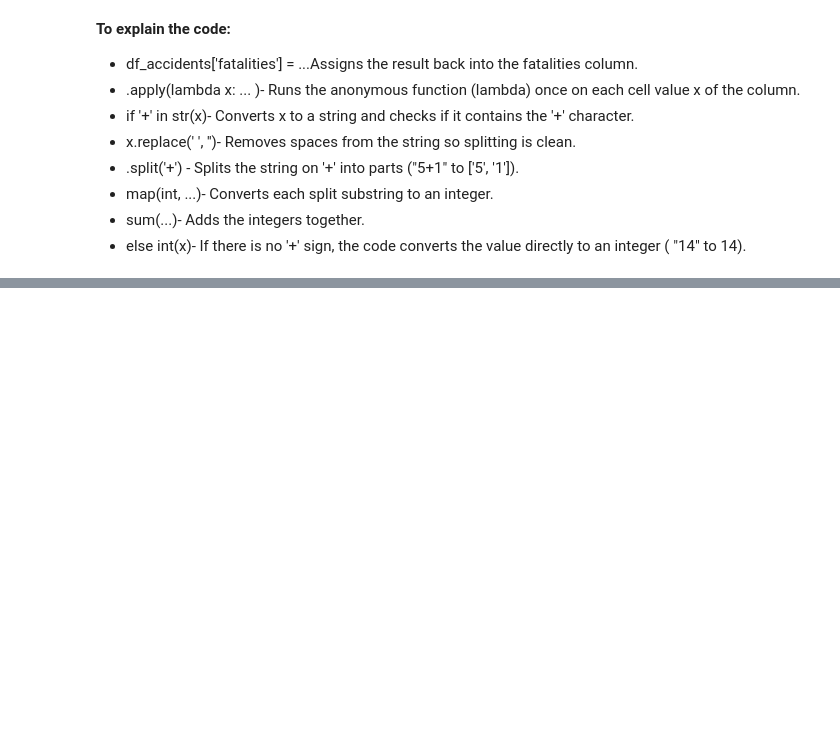
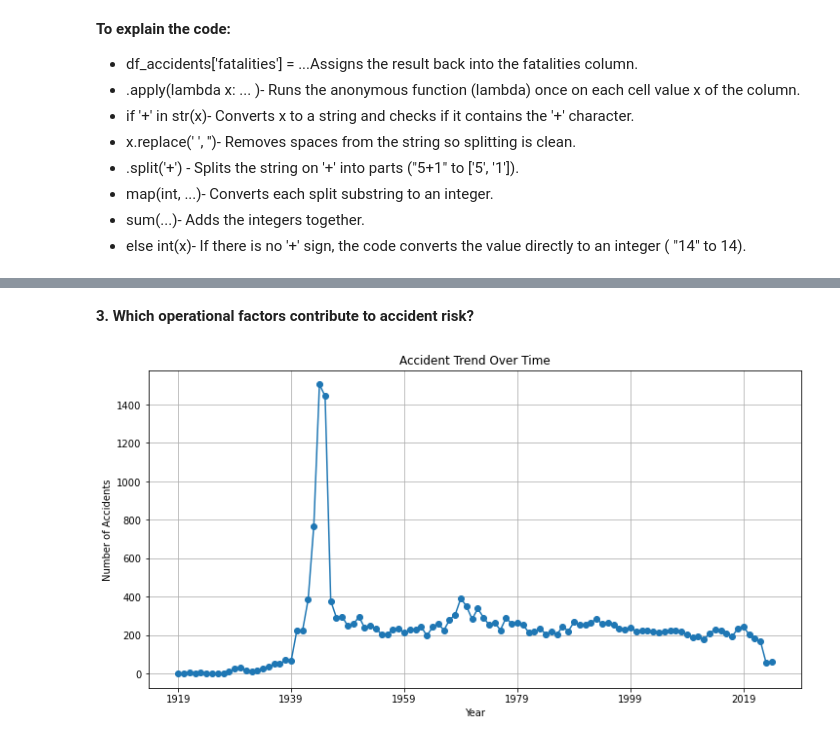
Before and after one commit to sheillamacharia/aviation_risk_insights, a Jupyter notebook: aviation_accident_data.ipynb, the cells around one changed output, grey strips where cells are left out. Saved outputs shown, nothing was run; the diff lists cells and outputs as text; code cells hidden in the pictures; blank space fills up the shorter version.

```diff
--- a/aviation_accident_data.ipynb
+++ b/aviation_accident_data.ipynb
@@ -335,0 +477,18 @@ memory usage: 1.6+ MB
+# %%
+# Trend of accidents by year
+accidents_by_year = df_accidents.groupby('year').size()
+
+# Top 10 countries with most accidents
+accidents_by_country = df_accidents['country'].value_counts().head(10)
+
+# Accident distribution by category
+accidents_by_category = df_accidents['cat'].value_counts()
+
+print("Accidents by year:")
+print(accidents_by_year.tail(10))
+
+print("Top 10 accident countries:")
+print(accidents_by_country)
+
+print("Accident distribution by category:")
+print(accidents_by_category)
@@ -335,0 +573,12 @@ memory usage: 1.6+ MB
+# %% [markdown]
+**3. Which operational factors contribute to accident risk?**
+# %%
+plt.figure(figsize=(12,6))
+accidents_by_year.plot(kind='line', marker='o')
+plt.title("Accident Trend Over Time")
+plt.ylabel("Number of Accidents")
+plt.xlabel("Year")
+plt.grid(True)
+plt.show()
+# %% [output]
+[figure, added]
```
Also changed, not shown: parts of 35 cells of this notebook.
